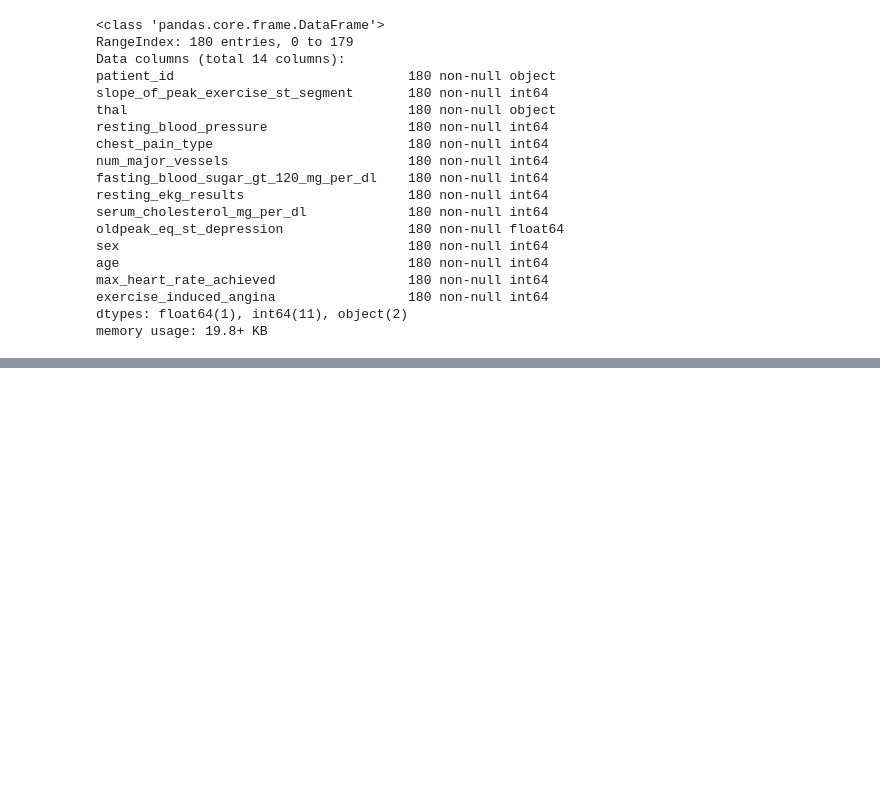
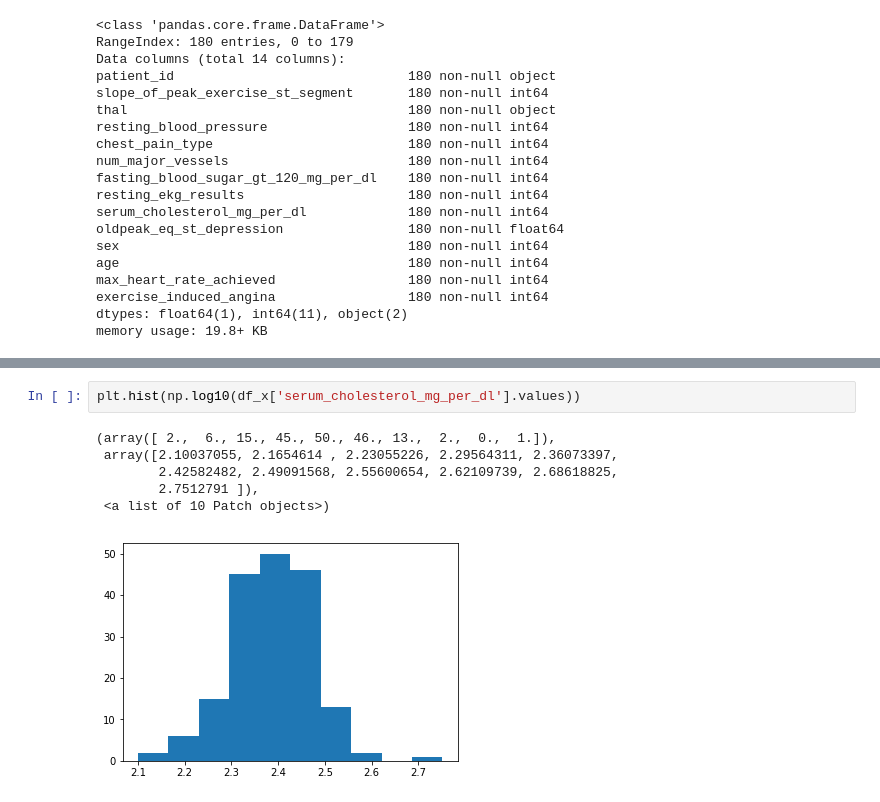
Before and after one commit to abarnes12/drivendata, a Jupyter notebook: ml_with_a_heart/notebooks/exploratory_data_analysis.ipynb, the cells around one changed output, grey strips where cells are left out. Saved outputs shown, nothing was run; the diff lists cells and outputs as text; blank space fills up the shorter version.

```diff
--- a/ml_with_a_heart/notebooks/exploratory_data_analysis.ipynb
+++ b/ml_with_a_heart/notebooks/exploratory_data_analysis.ipynb
@@ -175,0 +176,9 @@ These data will be one-hot encoded
+# %%
+plt.hist(np.log10(df_x['serum_cholesterol_mg_per_dl'].values))
+# %% [output]
+(array([ 2.,  6., 15., 45., 50., 46., 13.,  2.,  0.,  1.]),
+ array([2.10037055, 2.1654614 , 2.23055226, 2.29564311, 2.36073397,
+        2.42582482, 2.49091568, 2.55600654, 2.62109739, 2.68618825,
+        2.7512791 ]),
+ <a list of 10 Patch objects>)
+[figure, added]
```
Also changed, not shown: parts of 13 cells of this notebook, 2 other files.
